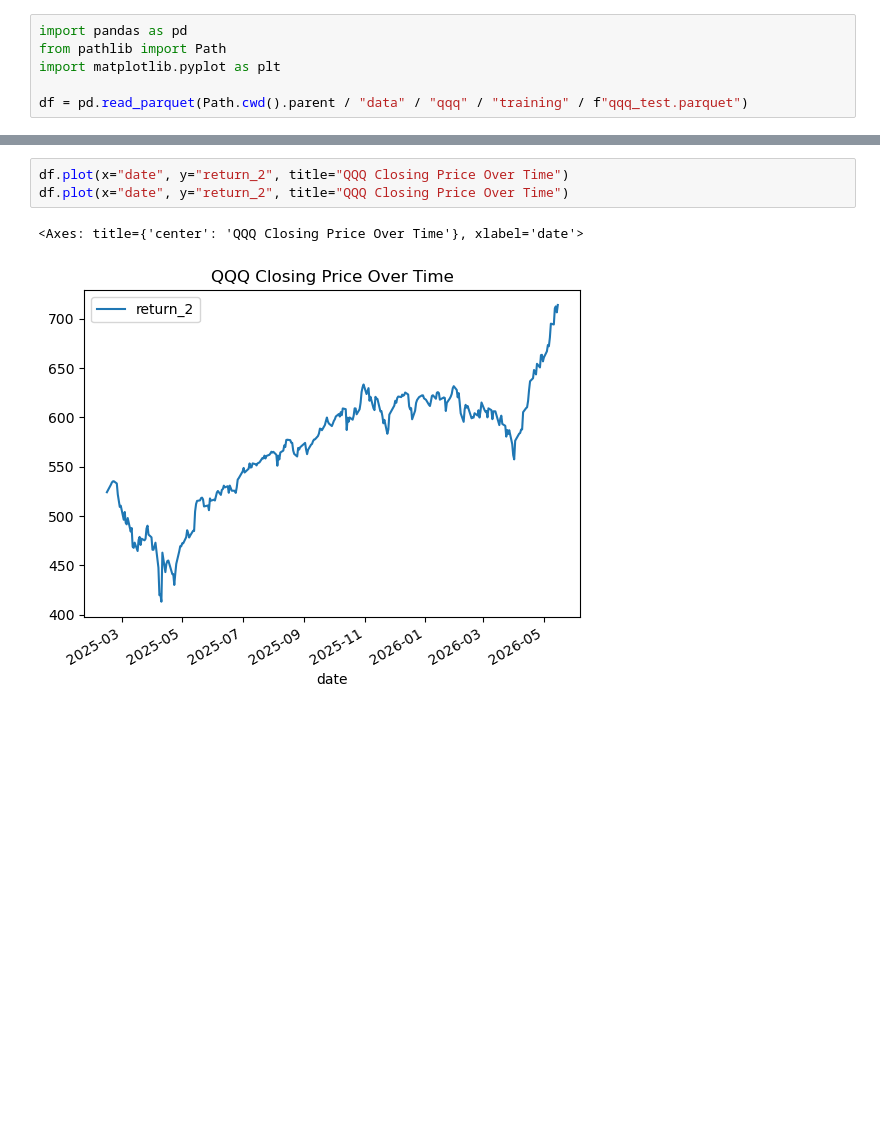
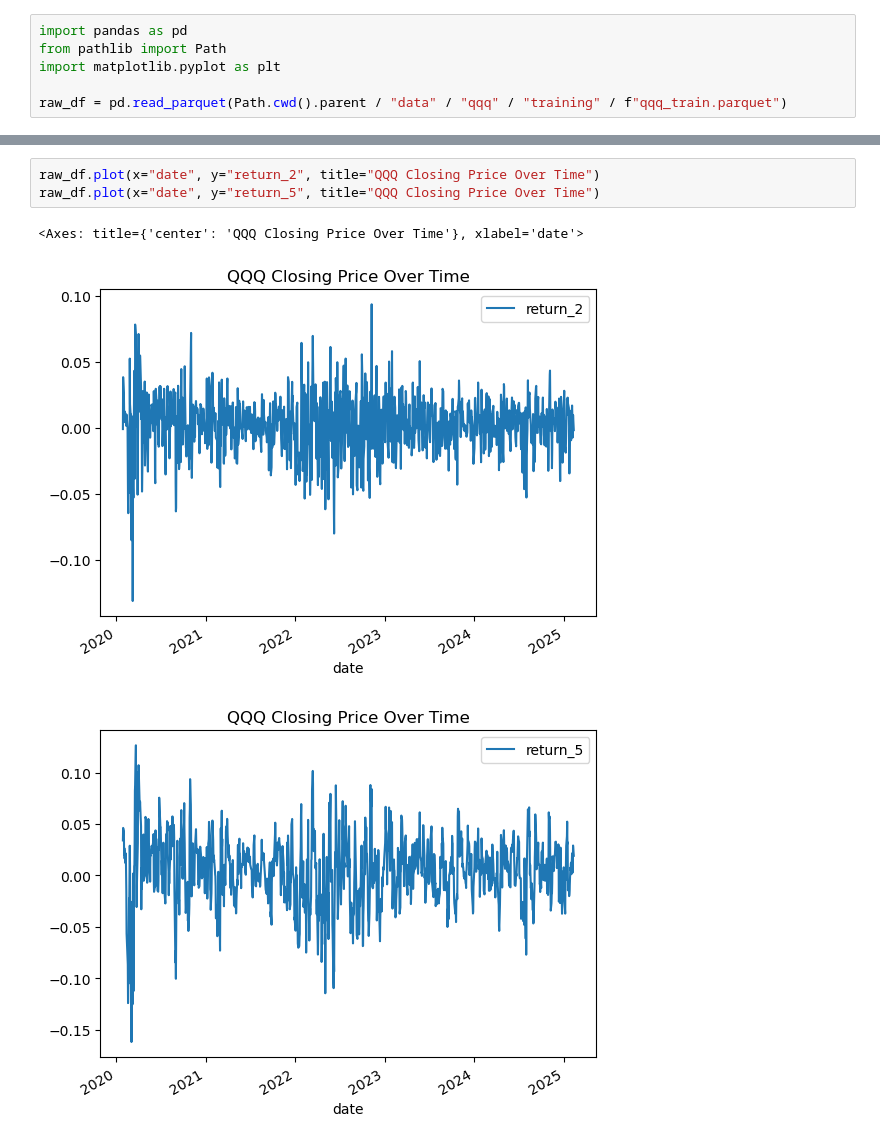
Before and after one commit to yeeislazy/stock_price_prediction, a Jupyter notebook: notebooks/eda.ipynb, the cells around one changed output, grey strips where cells are left out. Cells and saved outputs as stored; diff of their text form; blank space fills up the shorter version.

```diff
--- a/notebooks/eda.ipynb
+++ b/notebooks/eda.ipynb
@@ -3,4 +3,4 @@ import pandas as pd
 from pathlib import Path
 import matplotlib.pyplot as plt
 
-df = pd.read_parquet(Path.cwd().parent / "data" / "qqq" / "training" / f"qqq_test.parquet")
+raw_df = pd.read_parquet(Path.cwd().parent / "data" / "qqq" / "training" / f"qqq_train.parquet")
@@ -7,6 +25,7 @@ df = pd.read_parquet(Path.cwd().parent / "data" / "qqq" / "training" / f"qqq_tes
 # %%
-df.plot(x="date", y="return_2", title="QQQ Closing Price Over Time")
-df.plot(x="date", y="return_2", title="QQQ Closing Price Over Time")
+raw_df.plot(x="date", y="return_2", title="QQQ Closing Price Over Time")
+raw_df.plot(x="date", y="return_5", title="QQQ Closing Price Over Time")
 # %% [output]
 <Axes: title={'center': 'QQQ Closing Price Over Time'}, xlabel='date'>
-[figure, old version]
+[figure, new version]
+[figure, added]
```
Also changed, not shown: parts of 5 cells of this notebook, 32 other files.
